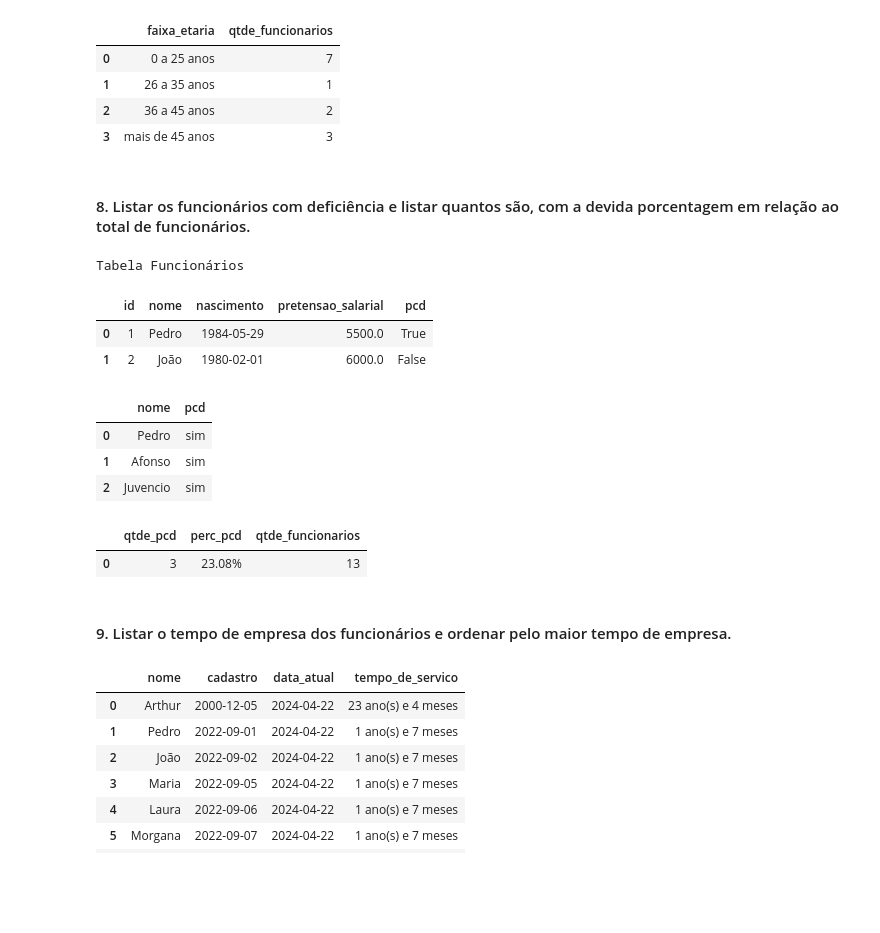
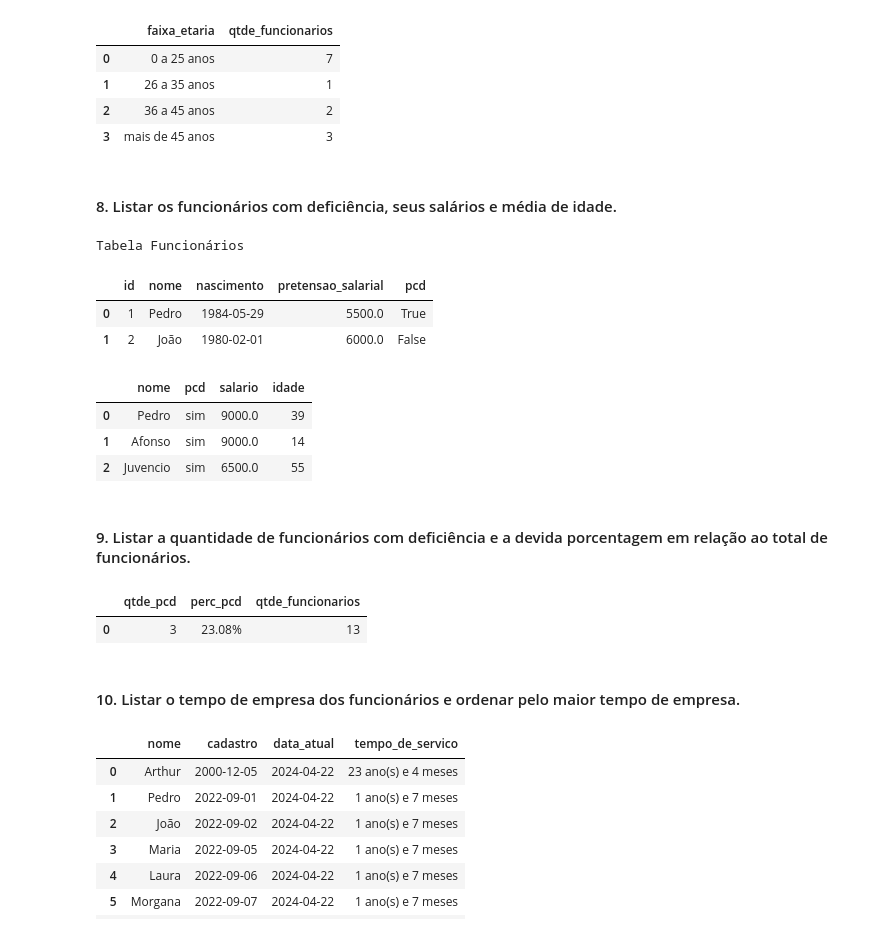
Before and after one commit to GregoryLavor/analise-lotacao, a Jupyter notebook: Analise_Lotacao.ipynb, the cells around one changed output. Cells and saved outputs as stored; diff of their text form; code cells hidden in the pictures; blank space fills up the shorter version.

```diff
--- a/Analise_Lotacao.ipynb
+++ b/Analise_Lotacao.ipynb
@@ -289,7 +289,7 @@ ps.sqldf(query,locals())
 | 2 | 36 a 45 anos | 2 |
 | 3 | mais de 45 anos | 3 |
 # %% [markdown]
-#### 8. Listar os funcionários com deficiência e listar quantos são, com a devida porcentagem em relação ao total de funcionários.
+#### 8. Listar os funcionários com deficiência, seus salários e média de idade.
 # %%
 print('Tabela Funcionários')
 display(tb_funcionario.head(2))
@@ -301,17 +301,22 @@ Tabela Funcionários
 # %%
 query = """
 select
 cf.nome,
-case when cf.pcd = true then 'sim' else 'nao' end as pcd
-from tb_funcionario as cf
+case when cf.pcd = true then 'sim' else 'nao' end as pcd,
+lt.salario,
+date('now') - date(cf.nascimento) - (strftime('%m-%d',date('now')) < strftime('%m-%d',date(cf.nascimento))) as idade
+from tb_lotacao as lt
+inner join tb_funcionario as cf on cf.id = lt.id_funcionario
 where pcd = true
 """
 ps.sqldf(query,locals())
 # %% [output]
-|  | nome | pcd |
-| 0 | Pedro | sim |
-| 1 | Afonso | sim |
-| 2 | Juvencio | sim |
+|  | nome | pcd | salario | idade |
+| 0 | Pedro | sim | 9000.0 | 39 |
+| 1 | Afonso | sim | 9000.0 | 14 |
+| 2 | Juvencio | sim | 6500.0 | 55 |
+# %% [markdown]
+#### 9. Listar a quantidade de funcionários com deficiência e a devida porcentagem em relação ao total de funcionários.
 # %%
 query = """
 select
@@ -325,7 +330,7 @@ ps.sqldf(query,locals())
 |  | qtde_pcd | perc_pcd | qtde_funcionarios |
 | 0 | 3 | 23.08% | 13 |
 # %% [markdown]
-#### 9. Listar o tempo de empresa dos funcionários e ordenar pelo maior tempo de empresa.
+#### 10. Listar o tempo de empresa dos funcionários e ordenar pelo maior tempo de empresa.
 # %%
 query = """
 select
```
Also changed, not shown: parts of 2 cells of this notebook.
